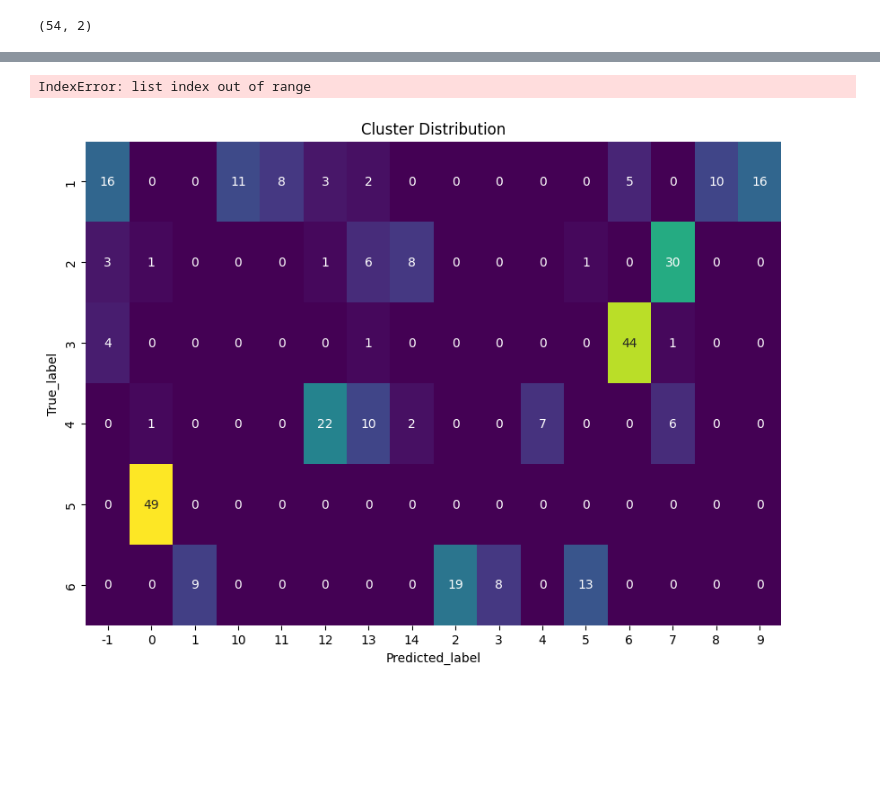
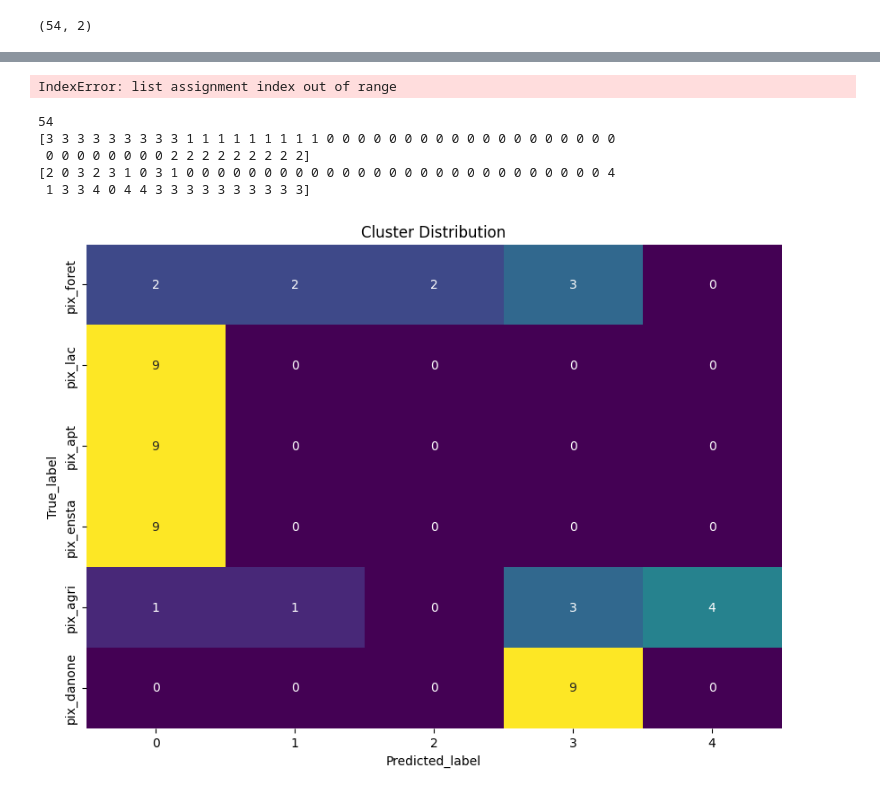
Before and after one commit to Projet-fil-rouge-IODAA/FilRouge_territoires, a Jupyter notebook: notebooks/27.0-nadamalek-testvote.ipynb, the cells around one changed output, grey strips where cells are left out. Drawn from its saved outputs; the diff is of its cells as text; code cells hidden in the pictures; blank space fills up the shorter version.

```diff
--- a/notebooks/27.0-nadamalek-testvote.ipynb
+++ b/notebooks/27.0-nadamalek-testvote.ipynb
@@ -168,9 +164,23 @@ vote = CollaborativeClustering(embedding_rouge, embedding_vert, embedding_bleu)
+# %%
+from sklearn.cluster import KMeans
+vote = CollaborativeClustering(embedding_rouge, embedding_vert, embedding_bleu, modele = AgglomerativeClustering(n_clusters=5), n_clusters=5)
 # %%
+yhat = vote.initial_clustering()
 yhat = vote.iccm()
 # %% [output]
-IndexError: list index out of range
+IndexError: list assignment index out of range
+# %%
+print(len(yhat))
+print(yhat_rouge)
+print(yhat)
+# %% [output]
+54
+[3 3 3 3 3 3 3 3 3 1 1 1 1 1 1 1 1 1 0 0 0 0 0 0 0 0 0 0 0 0 0 0 0 0 0 0 0
+ 0 0 0 0 0 0 0 0 2 2 2 2 2 2 2 2 2]
+[2 0 3 2 3 1 0 3 1 0 0 0 0 0 0 0 0 0 0 0 0 0 0 0 0 0 0 0 0 0 0 0 0 0 0 0 4
+ 1 3 3 4 0 4 4 3 3 3 3 3 3 3 3 3 3]
 # %%
-evaluator = evaluator_de_experiences(yhat_rouge, pixels_de_interet, dic_de_pixels, matrice)
+evaluator = evaluator_de_experiences(yhat, pixels_de_interet, dic_de_pixels, matrice)
 evaluator.cluster_distribution()
 # %% [output]
-[figure, old version]
+[figure, new version]
```
Also changed, not shown: parts of 3 cells of this notebook, 1 other file.
